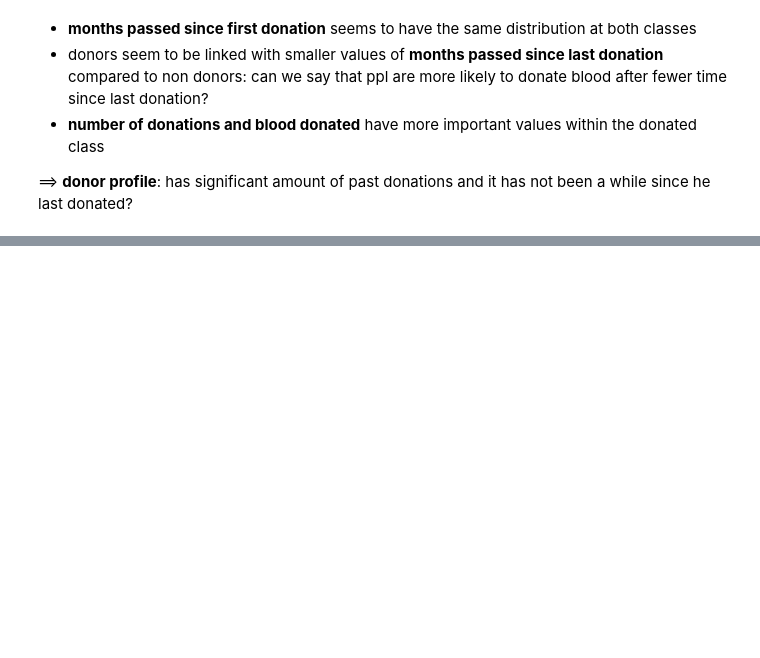
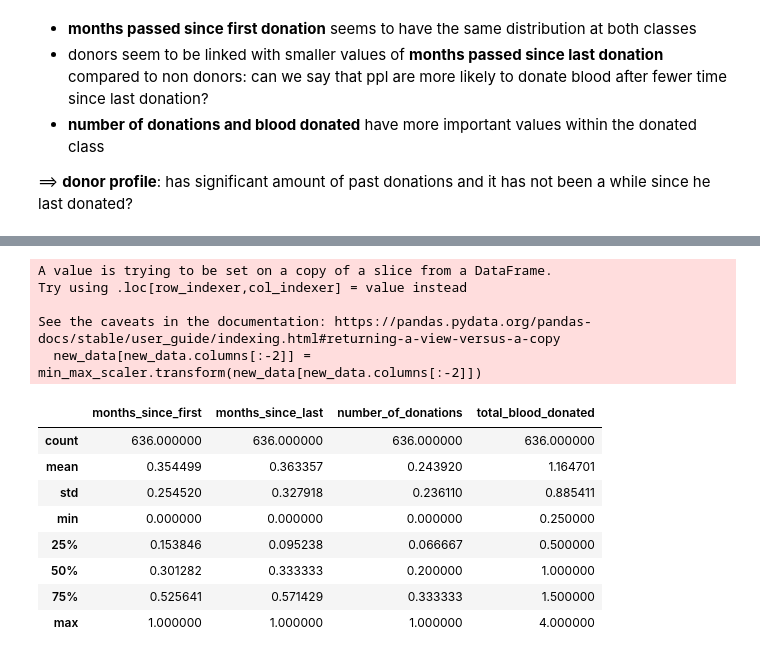
Before and after one commit to Mar-wn/Earthquake_Prediction_API, a Jupyter notebook: blood_donation_prediction.ipynb, the cells around one changed output, grey strips where cells are left out. Drawn from its saved outputs; the diff is of its cells as text; code cells hidden in the pictures; blank space fills up the shorter version.

Commit message:
detecting outliers and scaling features

```diff
--- a/blood_donation_prediction.ipynb
+++ b/blood_donation_prediction.ipynb
@@ -138,0 +189,6 @@ plt.show()
+# %%
+# drop outliers rows
+
+new_data = data[~data.index.isin(outliers_indexes)]
+
+new_data.shape
@@ -138,0 +197,8 @@ plt.show()
+# %%
+# *** this is a transform cell ***
+
+# convert blood donated to liters as a scaling way
+
+new_data['total_blood_donated'] /= 1000
+
+new_data[['total_blood_donated']].describe()
@@ -138,0 +220,29 @@ plt.show()
+# %%
+# *** this is a transform cell ***
+
+# normalization
+
+min_max_scaler = preprocessing.MinMaxScaler()
+
+min_max_scaler.fit(new_data[new_data.columns[:-2]])
+
+#print(min_max_scaler.data_max_)
+
+new_data[new_data.columns[:-2]] = min_max_scaler.transform(new_data[new_data.columns[:-2]])
+
+new_data.describe()
+# %% [output]
+A value is trying to be set on a copy of a slice from a DataFrame.
+Try using .loc[row_indexer,col_indexer] = value instead
+
+See the caveats in the documentation: https://pandas.pydata.org/pandas-docs/stable/user_guide/indexing.html#returning-a-view-versus-a-copy
+  new_data[new_data.columns[:-2]] = min_max_scaler.transform(new_data[new_data.columns[:-2]])
+|  | months_since_first | months_since_last | number_of_donations | total_blood_donated |
+| count | 636.000000 | 636.000000 | 636.000000 | 636.000000 |
+| mean | 0.354499 | 0.363357 | 0.243920 | 1.164701 |
+| std | 0.254520 | 0.327918 | 0.236110 | 0.885411 |
+| min | 0.000000 | 0.000000 | 0.000000 | 0.250000 |
+| 25% | 0.153846 | 0.095238 | 0.066667 | 0.500000 |
+| 50% | 0.301282 | 0.333333 | 0.200000 | 1.000000 |
+| 75% | 0.525641 | 0.571429 | 0.333333 | 1.500000 |
+| max | 1.000000 | 1.000000 | 1.000000 | 4.000000 |
```
Also changed, not shown: parts of 5 cells of this notebook.
